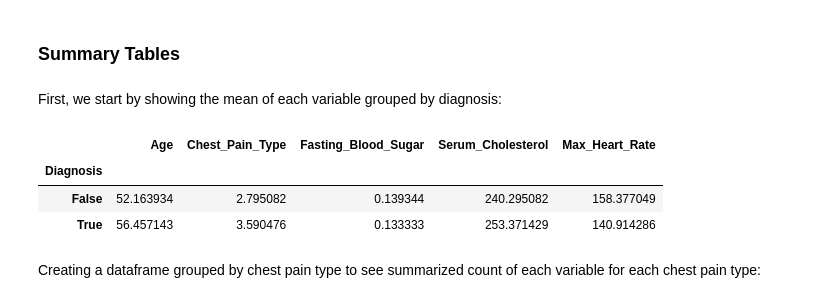
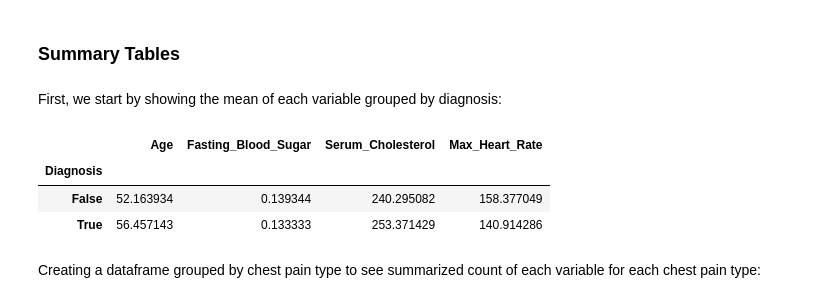
Before and after one commit to ddsanto/insert-group-name, a Jupyter notebook: Project proposal.ipynb, the cells around one changed output. Saved outputs shown, nothing was run; the diff lists cells and outputs as text; code cells hidden in the pictures.

```diff
--- a/Project proposal.ipynb
+++ b/Project proposal.ipynb
@@ -176,12 +176,13 @@ print(heart_test.head())
 First, we start by showing the mean of each variable grouped by diagnosis:
 # %%
 diagnosis_mean = heart_train.groupby("Diagnosis").agg("mean")
-diagnosis_mean
+diagnosis_mean_filtered = diagnosis_mean.loc[:,["Age","Fasting_Blood_Sugar","Serum_Cholesterol","Max_Heart_Rate"]]
+diagnosis_mean_filtered
 # %% [output]
-|  | Age | Chest_Pain_Type | Fasting_Blood_Sugar | Serum_Cholesterol | Max_Heart_Rate |
-| Diagnosis |  |  |  |  |  |
-| False | 52.163934 | 2.795082 | 0.139344 | 240.295082 | 158.377049 |
-| True | 56.457143 | 3.590476 | 0.133333 | 253.371429 | 140.914286 |
+|  | Age | Fasting_Blood_Sugar | Serum_Cholesterol | Max_Heart_Rate |
+| Diagnosis |  |  |  |  |
+| False | 52.163934 | 0.139344 | 240.295082 | 158.377049 |
+| True | 56.457143 | 0.133333 | 253.371429 | 140.914286 |
 # %% [markdown]
 Creating a dataframe grouped by chest pain type to see summarized count of each variable for each chest pain type:
 # %%
```
Also changed, not shown: parts of 2 cells of this notebook.
